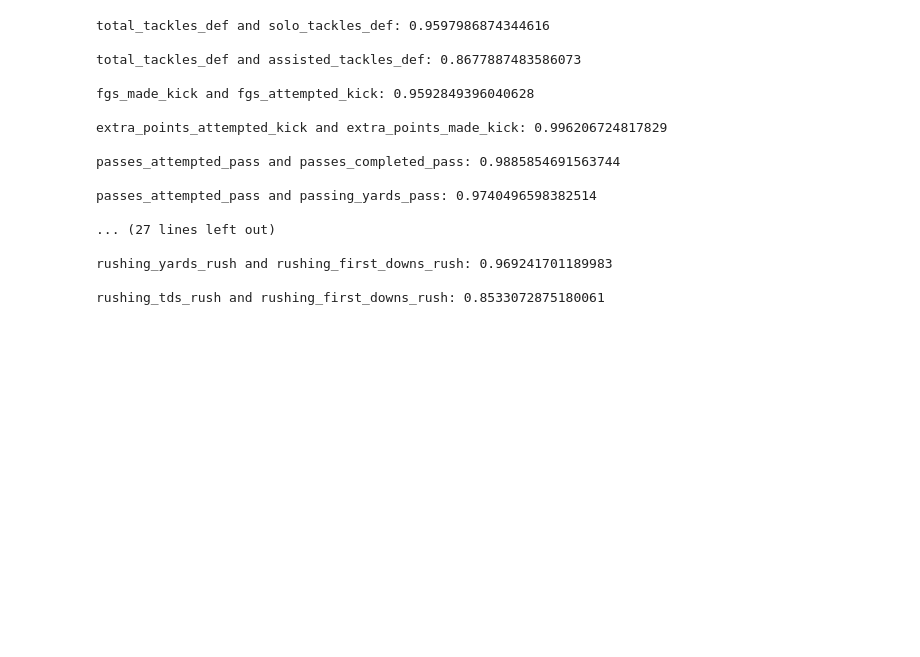
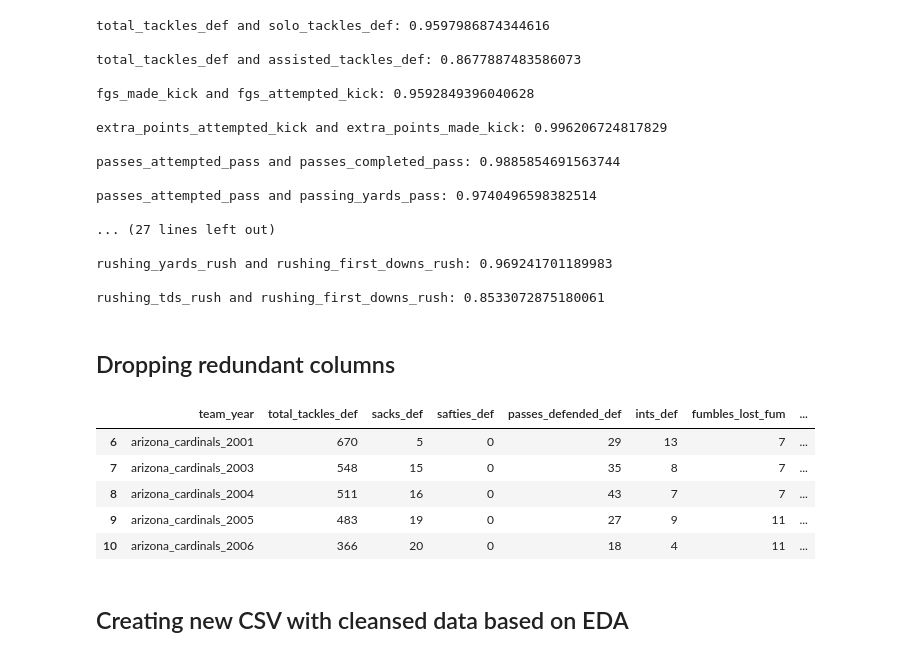
Before and after one commit to JulioAQuintana/FinalProject, a Jupyter notebook: Exploratory_Data_Analysis/stat_analysis_by_year.ipynb, the cells around one changed output. Cells and saved outputs as stored; diff of their text form; code cells hidden in the pictures; blank space fills up the shorter version.

```diff
--- a/Exploratory_Data_Analysis/stat_analysis_by_year.ipynb
+++ b/Exploratory_Data_Analysis/stat_analysis_by_year.ipynb
@@ -196,0 +201,46 @@ rushing_tds_rush and rushing_first_downs_rush: 0.8533072875180061
+# %%
+# Obtaining success rates by dividing successful attempts by the total number of attempts
+df_reduced['fg_success_rate'] = df_reduced.fgs_made_kick / df_reduced.fgs_attempted_kick
+df_reduced['extra_success_rate'] = df_reduced.extra_points_made_kick / df_reduced.extra_points_attempted_kick
+df_reduced['pass_success_rate'] = df_reduced.passes_completed_pass  / df_reduced.passes_attempted_pass
+# %%
+# Obtaining average yards per play by dividing total yards by play over susccesfyl plays
+df_reduced['avg_yards_pass'] = df_reduced.receiving_yards_rec / df_reduced.receptions_rec
+df_reduced['avg_yards_rush'] = df_reduced.rushing_yards_rush  / df_reduced.rushing_attempts_rush
+
+# Obtaining total number of kicks blocked by the special teams
+df_reduced['kicks_blocked'] = df_reduced.kicks_blocked_kick  + df_reduced.extra_points_blocked_kick
+# %%
+# Defining preference between passing and rushing plays
+df_reduced['passes_per_rushing_plays'] = df_reduced.passes_attempted_pass  / df_reduced.rushing_attempts_rush
+# %% [markdown]
+## Dropping redundant columns
+# %%
+# "total_tackles# is the sum of solo and assisted tackles, tehrefeore it's the only column of these three that we will keep
+df_reduced = df_reduced.drop(["solo_tackles_def","assisted_tackles_def"],axis=1)
+# It's not relevant for our study to know what down a play was made in, therefore we drop "first_down's"
+df_reduced = df_reduced.drop(["first_down_receptions_rec","rushing_first_downs_rush"],axis=1)
+# Knowing how many sacks a team recieved is more important than the yards lost in sacks, so we keep only the firs measure
+df_reduced = df_reduced.drop(["sacked_yards_lost_pass"],axis=1)
+# It's not relevant for our study to know how many yards a team won by interception or igf the play was an attempt of touwchdown, we keep only the number of interceptions
+df_reduced = df_reduced.drop(["int_yards_def","ints_for_tds_def"],axis=1)
+# We will keep only the number of fumbles lost, since other fumble related stats are not relevant for our study
+df_reduced = df_reduced.drop(["forced_fumbles_fum","own_fumble_return_yards_fum","opponent_fumble_return_yards_fum",
+                              "fumble_return_tds","fumbles_rec", "fumbles_rush"],axis=1)
+
+#Droping unnecesary columns after creating rate columns
+df_reduced = df_reduced.drop(["receiving_yards_rec","passes_completed_pass","extra_points_made_kick","extra_points_attempted_kick",
+                             "passes_attempted_pass","fgs_made_kick","fgs_attempted_kick","receptions_rec","rushing_yards_rush",
+                             "rushing_attempts_rush","kicks_blocked_kick","extra_points_blocked_kick"],axis=1)
+
+
+df_reduced.head()
+# %% [output]
+|  | team_year | total_tackles_def | sacks_def | safties_def | passes_defended_def | ints_def | fumbles_lost_fum | ... |
+| 6 | arizona_cardinals_2001 | 670 | 5 | 0 | 29 | 13 | 7 | ... |
+| 7 | arizona_cardinals_2003 | 548 | 15 | 0 | 35 | 8 | 7 | ... |
+| 8 | arizona_cardinals_2004 | 511 | 16 | 0 | 43 | 7 | 7 | ... |
+| 9 | arizona_cardinals_2005 | 483 | 19 | 0 | 27 | 9 | 11 | ... |
+| 10 | arizona_cardinals_2006 | 366 | 20 | 0 | 18 | 4 | 11 | ... |
+# %% [markdown]
+## Creating new CSV with cleansed data based on EDA
```
Also changed, not shown: parts of 9 cells of this notebook.
